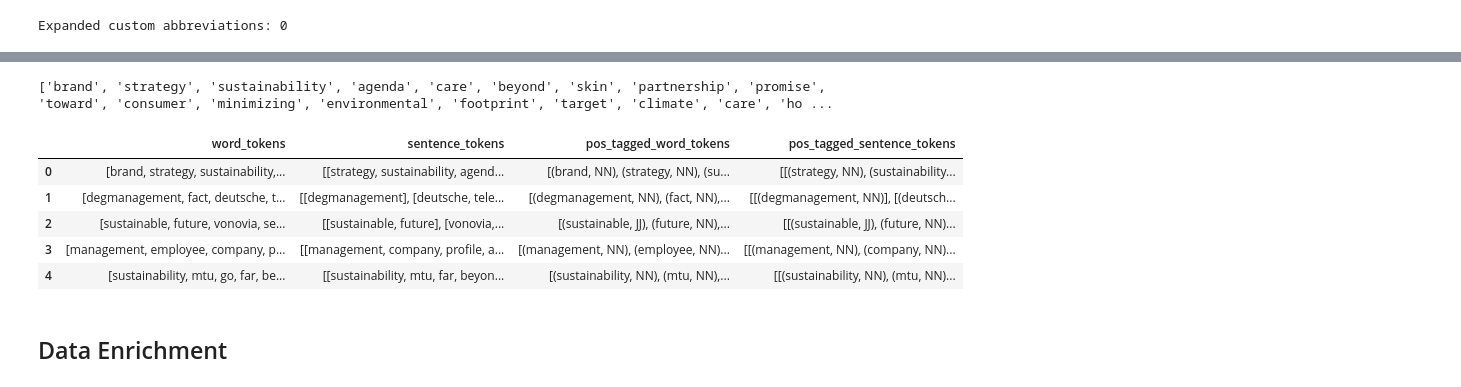
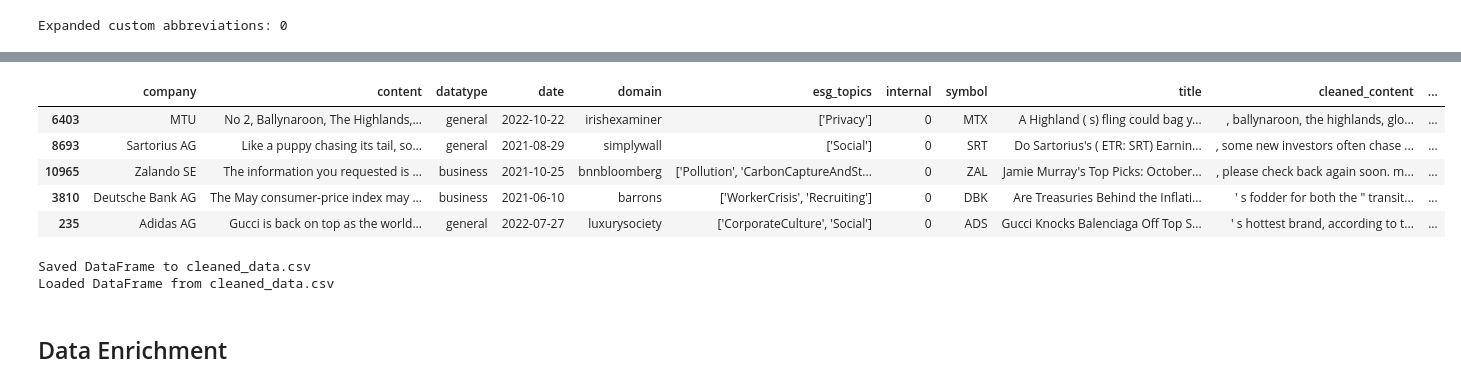
Before and after one commit to syX113/hslu-nlp, a Jupyter notebook: stage1/00-data-preprocessing.ipynb, the cells around one changed output, grey strips where cells are left out. Saved outputs shown, nothing was run; the diff lists cells and outputs as text; code cells hidden in the pictures.

```diff
--- a/stage1/00-data-preprocessing.ipynb
+++ b/stage1/00-data-preprocessing.ipynb
@@ -103,0 +254,2 @@ cleaned_data = raw_data.copy(deep=True)
+# %%
+cleaned_data = general_cleaned_data.copy(deep=True)
@@ -114,7 +290,7 @@ def remove_extra_whitespace(text):
     extra_spaces = re.findall(r'\s{2,}', text)
     return re.sub(r'\s+', ' ', text).strip(), len(extra_spaces)
 
-cleaned_data['cleaned_content'] = cleaned_data['content'].astype(str) # Convert all texts to string
+cleaned_data['cleaned_content'] = cleaned_data['cleaned_content'].astype(str) # Convert all texts to string
 cleaned_data['cleaned_content'] = cleaned_data['cleaned_content'].apply(lambda x: x.lower()) # Convert all texts to lower-case
 cleaned_data['cleaned_content'] = cleaned_data['cleaned_content'].apply(lambda x: unidecode(x, errors="preserve")) # Remove diacritics / accented characters and unicode normalization
 cleaned_data['cleaned_content'], url_count = zip(*cleaned_data['cleaned_content'].apply(remove_urls)) # Remove URLs from texts
@@ -348,54 +493,17 @@ cleaned_data.head()
-# %%
-def extract_human_names(chunked_tokens):
-    names = []
-    for subtree in chunked_tokens.subtrees():
-        if subtree.label() == 'PERSON':
-            name = ' '.join([leaf[0] for leaf in subtree.leaves()])
-            names.append(name)
-    return names
-
-def remove_human_names(row):
-    pos_tagged_word_tokens = row['pos_tagged_word_tokens']
-    pos_tagged_sentence_tokens = row['pos_tagged_sentence_tokens']
-
-    chunked_tokens = nltk.ne_chunk(pos_tagged_word_tokens)
-    human_names = extract_human_names(chunked_tokens)
-    human_names = set(human_names)
-
-    filtered_word_tokens = [token for token, _ in pos_tagged_word_tokens if token not in human_names]
-    filtered_pos_tagged_word_tokens = [(token, pos) for token, pos in pos_tagged_word_tokens if token not in human_names]
-
-    filtered_sentence_tokens = []
-    filtered_pos_tagged_sentence_tokens = []
-
-    for pos_tagged_sentence in pos_tagged_sentence_tokens:
-        filtered_sentence = [token for token, _ in pos_tagged_sentence if token not in human_names]
-        filtered_pos_sentence = [(token, pos) for token, pos in pos_tagged_sentence if token not in human_names]
-
-        filtered_sentence_tokens.append(filtered_sentence)
-        filtered_pos_tagged_sentence_tokens.append(filtered_pos_sentence)
-
-    return pd.Series({
-        'word_tokens': filtered_word_tokens,
-        'sentence_tokens': filtered_sentence_tokens,
-        'pos_tagged_word_tokens': filtered_pos_tagged_word_tokens,
-        'pos_tagged_sentence_tokens': filtered_pos_tagged_sentence_tokens
-    })
-
-# Apply the optimized function to all four columns
-cleaned_data.loc[:, ['word_tokens','sentence_tokens','pos_tagged_word_tokens','pos_tagged_sentence_tokens']] = cleaned_data.apply(remove_human_names, axis=1)
-# %%
-print(cleaned_data['word_tokens'][0])
-# %% [output]
-['brand', 'strategy', 'sustainability', 'agenda', 'care', 'beyond', 'skin', 'partnership', 'promise', 'toward', 'consumer', 'minimizing', 'environmental', 'footprint', 'target', 'climate', 'care', 'ho ...
-# %%
-cleaned_data.head()
-# %% [output]
-|  | word_tokens | sentence_tokens | pos_tagged_word_tokens | pos_tagged_sentence_tokens |
-| 0 | [brand, strategy, sustainability,... | [[strategy, sustainability, agend... | [(brand, NN), (strategy, NN), (su... | [[(strategy, NN), (sustainability... |
-| 1 | [degmanagement, fact, deutsche, t... | [[degmanagement], [deutsche, tele... | [(degmanagement, NN), (fact, NN),... | [[(degmanagement, NN)], [(deutsch... |
-| 2 | [sustainable, future, vonovia, se... | [[sustainable, future], [vonovia,... | [(sustainable, JJ), (future, NN),... | [[(sustainable, JJ), (future, NN)... |
-| 3 | [management, employee, company, p... | [[management, company, profile, a... | [(management, NN), (employee, NN)... | [[(management, NN), (company, NN)... |
-| 4 | [sustainability, mtu, go, far, be... | [[sustainability, mtu, far, beyon... | [(sustainability, NN), (mtu, NN),... | [[(sustainability, NN), (mtu, NN)... |
+# %%
+cleaned_data.sample(5)
+# %% [output]
+|  | company | content | datatype | date | domain | esg_topics | internal | symbol | title | cleaned_content | ... |
+| 6403 | MTU | No 2, Ballynaroon, The Highlands,... | general | 2022-10-22 | irishexaminer | ['Privacy'] | 0 | MTX | A Highland ( s) fling could bag y... | , ballynaroon, the highlands, glo... | ... |
+| 8693 | Sartorius AG | Like a puppy chasing its tail, so... | general | 2021-08-29 | simplywall | ['Social'] | 0 | SRT | Do Sartorius's ( ETR: SRT) Earnin... | , some new investors often chase ... | ... |
+| 10965 | Zalando SE | The information you requested is ... | business | 2021-10-25 | bnnbloomberg | ['Pollution', 'CarbonCaptureAndSt... | 0 | ZAL | Jamie Murray's Top Picks: October... | , please check back again soon. m... | ... |
+| 3810 | Deutsche Bank AG | The May consumer-price index may ... | business | 2021-06-10 | barrons | ['WorkerCrisis', 'Recruiting'] | 0 | DBK | Are Treasuries Behind the Inflati... | ' s fodder for both the " transit... | ... |
+| 235 | Adidas AG | Gucci is back on top as the world... | general | 2022-07-27 | luxurysociety | ['CorporateCulture', 'Social'] | 0 | ADS | Gucci Knocks Balenciaga Off Top S... | ' s hottest brand, according to t... | ... |
+# %%
+# Create checkpoint file
+cleaned_data = csv_checkpoint(cleaned_data, 'cleaned_data')
+# %% [output]
+Saved DataFrame to cleaned_data.csv
+Loaded DataFrame from cleaned_data.csv
 # %% [markdown]
 ## Data Enrichment
```
Also changed, not shown: parts of 45 cells of this notebook.
